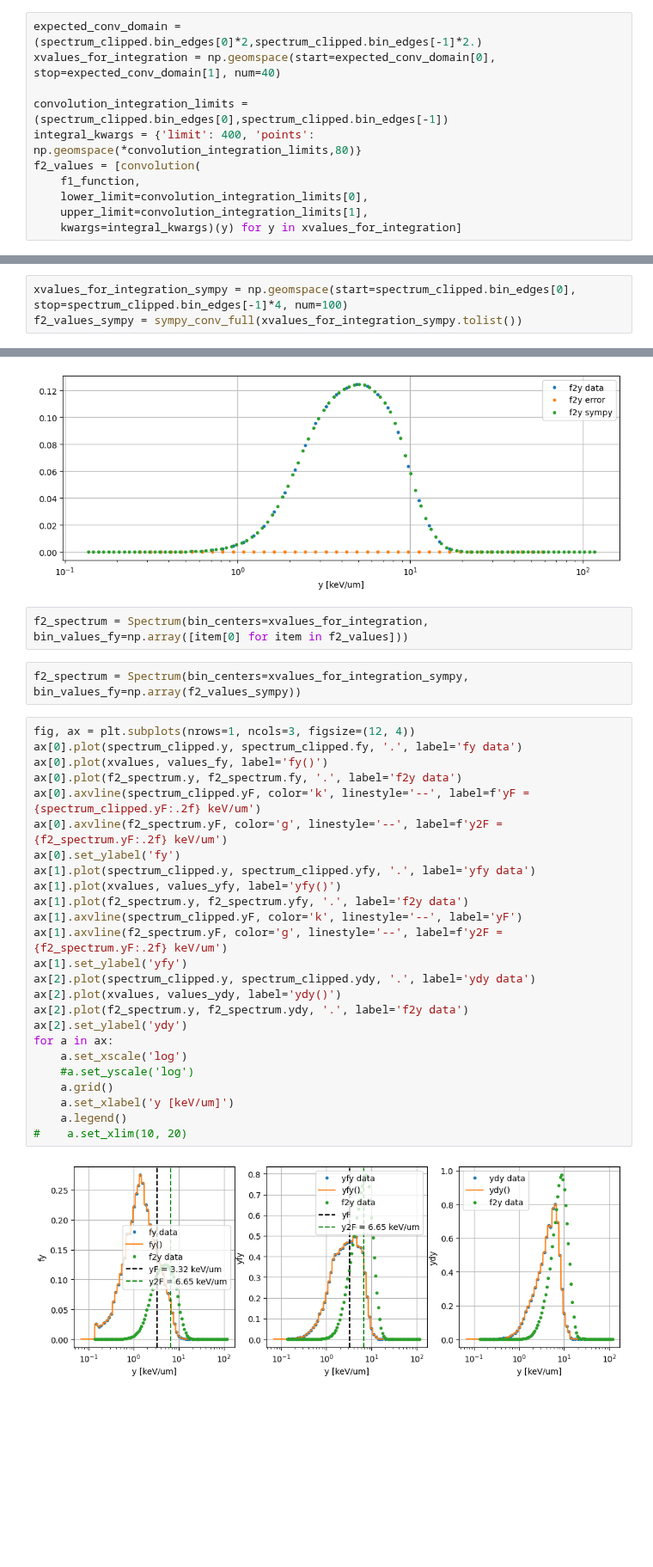
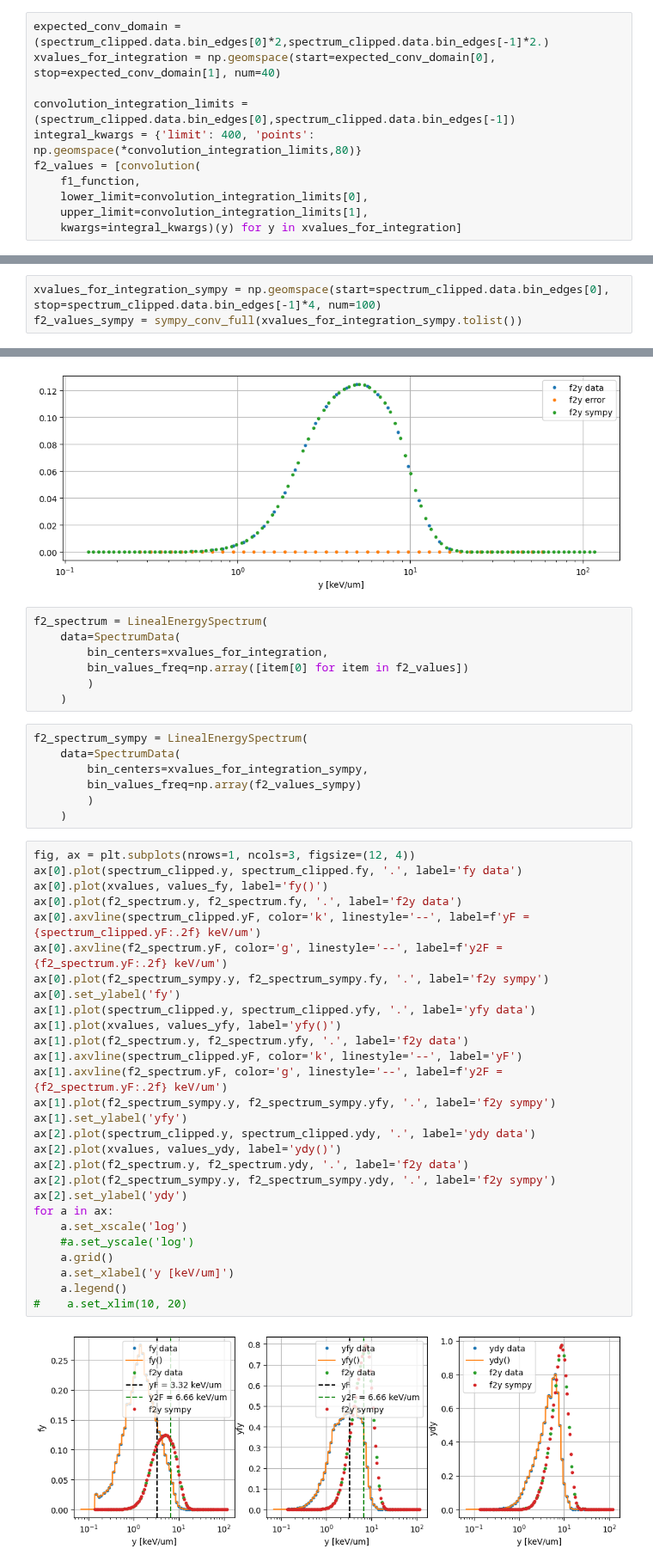
Before and after one commit to grzanka/microdosimetric_spectra_folding, a Jupyter notebook: notebooks/0.3-try-sympy-convolutions.ipynb, the cells around one changed output, grey strips where cells are left out. Shown at 86% size. Drawn from its saved outputs; the diff is of its cells as text; blank space fills up the shorter version.

```diff
--- a/notebooks/0.3-try-sympy-convolutions.ipynb
+++ b/notebooks/0.3-try-sympy-convolutions.ipynb
@@ -417,10 +422,10 @@ for a in ax.flatten():
 # %% [output]
 [figure]
 # %%
-expected_conv_domain = (spectrum_clipped.bin_edges[0]*2,spectrum_clipped.bin_edges[-1]*2.)
+expected_conv_domain = (spectrum_clipped.data.bin_edges[0]*2,spectrum_clipped.data.bin_edges[-1]*2.)
 xvalues_for_integration = np.geomspace(start=expected_conv_domain[0], stop=expected_conv_domain[1], num=40)
 
-convolution_integration_limits = (spectrum_clipped.bin_edges[0],spectrum_clipped.bin_edges[-1])
+convolution_integration_limits = (spectrum_clipped.data.bin_edges[0],spectrum_clipped.data.bin_edges[-1])
 integral_kwargs = {'limit': 400, 'points': np.geomspace(*convolution_integration_limits,80)}
 f2_values = [convolution(
     f1_function,
@@ -434,7 +439,7 @@ f2_values = [convolution(
   on the subranges.  Perhaps a special-purpose integrator should be used.
   return quad(func=integrand, a=lower_limit, b=upper_limit, args=(y, integrand_args), *args, **kwargs)
 # %%
-xvalues_for_integration_sympy = np.geomspace(start=spectrum_clipped.bin_edges[0], stop=spectrum_clipped.bin_edges[-1]*4, num=100)
+xvalues_for_integration_sympy = np.geomspace(start=spectrum_clipped.data.bin_edges[0], stop=spectrum_clipped.data.bin_edges[-1]*4, num=100)
 f2_values_sympy = sympy_conv_full(xvalues_for_integration_sympy.tolist())
 # %%
 # f2_values_sympy = sympy_conv_full(xvalues_for_integration)
@@ -454,33 +459,46 @@ ax.set_xscale('log')
 # %% [output]
 [figure]
 # %%
-f2_spectrum = Spectrum(bin_centers=xvalues_for_integration, bin_values_fy=np.array([item[0] for item in f2_values]))
+f2_spectrum = LinealEnergySpectrum(
+    data=SpectrumData(
+        bin_centers=xvalues_for_integration,
+        bin_values_freq=np.array([item[0] for item in f2_values])
+        )
+    )
 # %%
-f2_spectrum = Spectrum(bin_centers=xvalues_for_integration_sympy, bin_values_fy=np.array(f2_values_sympy))
+f2_spectrum_sympy = LinealEnergySpectrum(
+    data=SpectrumData(
+        bin_centers=xvalues_for_integration_sympy,
+        bin_values_freq=np.array(f2_values_sympy)
+        )
+    )
 # %%
 fig, ax = plt.subplots(nrows=1, ncols=3, figsize=(12, 4))
 ax[0].plot(spectrum_clipped.y, spectrum_clipped.fy, '.', label='fy data')
 ax[0].plot(xvalues, values_fy, label='fy()')
 ax[0].plot(f2_spectrum.y, f2_spectrum.fy, '.', label='f2y data')
 ax[0].axvline(spectrum_clipped.yF, color='k', linestyle='--', label=f'yF = {spectrum_clipped.yF:.2f} keV/um')
 ax[0].axvline(f2_spectrum.yF, color='g', linestyle='--', label=f'y2F = {f2_spectrum.yF:.2f} keV/um')
+ax[0].plot(f2_spectrum_sympy.y, f2_spectrum_sympy.fy, '.', label='f2y sympy')
 ax[0].set_ylabel('fy')
 ax[1].plot(spectrum_clipped.y, spectrum_clipped.yfy, '.', label='yfy data')
 ax[1].plot(xvalues, values_yfy, label='yfy()')
 ax[1].plot(f2_spectrum.y, f2_spectrum.yfy, '.', label='f2y data')
 ax[1].axvline(spectrum_clipped.yF, color='k', linestyle='--', label='yF')
 ax[1].axvline(f2_spectrum.yF, color='g', linestyle='--', label=f'y2F = {f2_spectrum.yF:.2f} keV/um')
+ax[1].plot(f2_spectrum_sympy.y, f2_spectrum_sympy.yfy, '.', label='f2y sympy')
 ax[1].set_ylabel('yfy')
 ax[2].plot(spectrum_clipped.y, spectrum_clipped.ydy, '.', label='ydy data')
 ax[2].plot(xvalues, values_ydy, label='ydy()')
 ax[2].plot(f2_spectrum.y, f2_spectrum.ydy, '.', label='f2y data')
+ax[2].plot(f2_spectrum_sympy.y, f2_spectrum_sympy.ydy, '.', label='f2y sympy')
 ax[2].set_ylabel('ydy')
 for a in ax:
     a.set_xscale('log')
     #a.set_yscale('log')
     a.grid()
     a.set_xlabel('y [keV/um]')
     a.legend()
 #    a.set_xlim(10, 20)
 # %% [output]
-[figure, old version]
+[figure, new version]
```
Also changed, not shown: parts of 19 cells of this notebook, 13 other files.
